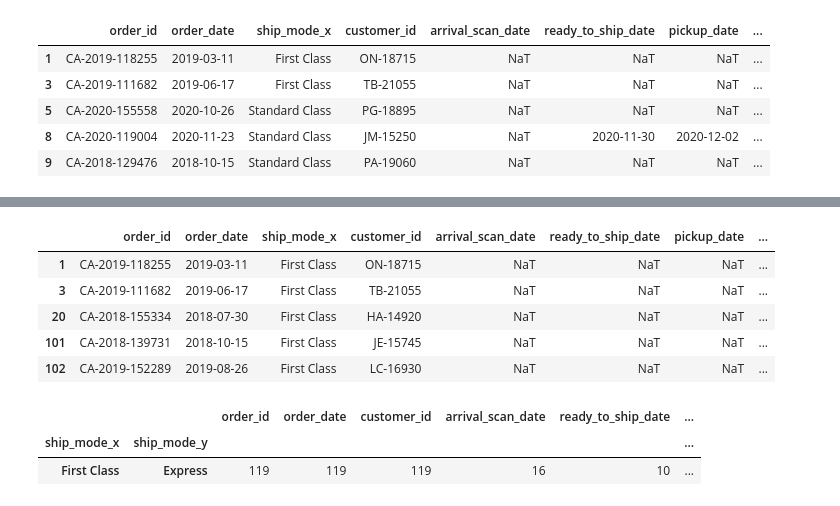
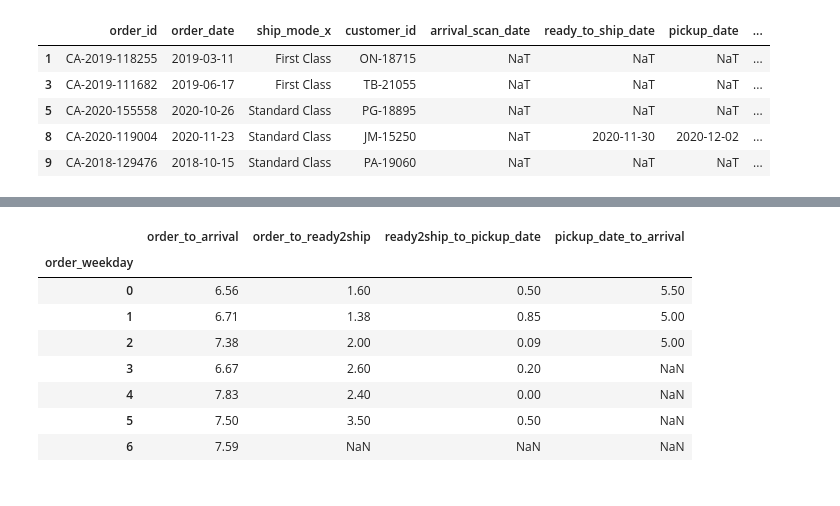
Before and after one commit to cophi-dev/EDA_muesli_group1, a Jupyter notebook: EDA_phillipp.ipynb, the cells around one changed output, grey strips where cells are left out. Cells and saved outputs as stored; diff of their text form; code cells hidden in the pictures.

```diff
--- a/EDA_phillipp.ipynb
+++ b/EDA_phillipp.ipynb
@@ -22,7 +22,7 @@ plt.style.use('fivethirtyeight')
 ## Orders-Dataset
 # %%
 # read in csv file and display first 5 rows of #!CAMPAIGN DATA
-df_orders = pd.read_csv("data/Group_1_MuesliProjectrawdata-Orders.csv", header=1)
+df_orders = pd.read_csv("data/Group_1_Muesli_Project_raw_data-Orders.csv")
 df_orders.rename(columns=lambda x : x.lower(), inplace=True)
 df_orders.rename(columns=lambda x : x.replace(' ', '_'), inplace=True)
 df_orders.head()
@@ -394,14 +394,18 @@ memory usage: 469.7+ KB
 | 4 | CA-2018-135545 | 2018-11-24 | Standard Class | KM-16720 | NaT | NaT | NaT | ... |
 # %%
 #Check if the two order date columns are the same
-final_dataset["delta_order_date"] = final_dataset["order_date_x"] - final_dataset["order_date_y"]
-final_dataset.delta_order_date.describe()
+#final_dataset["delta_order_date"] = final_dataset["order_date_x"] - final_dataset["order_date_y"]
+#final_dataset.delta_order_date.describe()
 # Yes, they are -> 0 days time difference for all entries
+#final_dataset["delta_pickup_truck"] = final_dataset["pickup_date"] - final_dataset["on_truck_scan_date"]
+#final_dataset.delta_pickup_truck.describe()
+# Yes, they are -> 0 days time difference for all entries -> pickup_date can be dropped as it has less values
 # drop one order date column and ship_mode_y as ship_mode_x has less non-null cells -> ship_mode_x not deleted yet for traceability
-final_dataset.drop(["order_date_y", "delta_order_date"], axis=1, inplace=True)
+#final_dataset.drop(["order_date_y", "delta_order_date", "delta_pickup_truck", "pickup_date"], axis=1, inplace=True)
 # rename column
 final_dataset.rename(columns={"order_date_x": "order_date"}, inplace=True)
 
 # show dataset
-final_dataset.head()
+#final_dataset.head()
+final_dataset.info()
 # %% [output]
@@ -415,8 +431,9 @@ final_dataset.head()
 # Calculate actual day in process phases
 final_dataset["order_to_arrival"] = (final_dataset["arrival_scan_date"] - final_dataset["order_date"]).dt.days
 final_dataset["order_to_ready2ship"] = (final_dataset["ready_to_ship_date"] - final_dataset["order_date"]).dt.days
-final_dataset["ready2ship_to_pickup_date"] = (final_dataset["pickup_date"] - final_dataset["ready_to_ship_date"]).dt.days
-final_dataset["pickup_date_to_arrival"] = (final_dataset["arrival_scan_date"] - final_dataset["pickup_date"]).dt.days
+final_dataset["ready2ship_to_truck_date"] = (final_dataset["on_truck_scan_date"] - final_dataset["ready_to_ship_date"]).dt.days
+final_dataset["order_to_truck_date"] = (final_dataset["on_truck_scan_date"] - final_dataset["order_date"]).dt.days
+final_dataset["truck_date_to_arrival"] = (final_dataset["arrival_scan_date"] - final_dataset["on_truck_scan_date"]).dt.days
 
 
 display(final_dataset.describe())
@@ -659,23 +678,24 @@ display(final_dataset_normal.groupby(['ship_mode_x', 'ship_mode_y']).count())
 # %%
 #make new dataframes for each ordering day - EXPRESS
 
-final_dataset_express_monday = final_dataset_express.query("order_weekday == 0")
-final_dataset_express_tuesday = final_dataset_express.query("order_weekday == 1")
-final_dataset_express_wednesday = final_dataset_express.query("order_weekday == 2")
-final_dataset_express_thursday = final_dataset_express.query("order_weekday == 3")
-final_dataset_express_friday = final_dataset_express.query("order_weekday == 4")
-final_dataset_express_saturday = final_dataset_express.query("order_weekday == 5")
-final_dataset_express_sunday = final_dataset_express.query("order_weekday == 6")
+# final_dataset_express_monday = final_dataset_express.query("order_weekday == 0")
+# final_dataset_express_tuesday = final_dataset_express.query("order_weekday == 1")
+# final_dataset_express_wednesday = final_dataset_express.query("order_weekday == 2")
+# final_dataset_express_thursday = final_dataset_express.query("order_weekday == 3")
+# final_dataset_express_friday = final_dataset_express.query("order_weekday == 4")
+# final_dataset_express_saturday = final_dataset_express.query("order_weekday == 5")
+# final_dataset_express_sunday = final_dataset_express.query("order_weekday == 6")
 
-display(final_dataset_express_monday.head())
-display(final_dataset_express_monday.groupby(['ship_mode_x', 'ship_mode_y']).count())
+# display(final_dataset_express_monday.head())
+
+final_dataset_express.groupby('order_weekday').mean()
 # %% [output]
-|  | order_id | order_date | ship_mode_x | customer_id | arrival_scan_date | ready_to_ship_date | pickup_date | ... |
-| 1 | CA-2019-118255 | 2019-03-11 | First Class | ON-18715 | NaT | NaT | NaT | ... |
-| 3 | CA-2019-111682 | 2019-06-17 | First Class | TB-21055 | NaT | NaT | NaT | ... |
-| 20 | CA-2018-155334 | 2018-07-30 | First Class | HA-14920 | NaT | NaT | NaT | ... |
-| 101 | CA-2018-139731 | 2018-10-15 | First Class | JE-15745 | NaT | NaT | NaT | ... |
-| 102 | CA-2019-152289 | 2019-08-26 | First Class | LC-16930 | NaT | NaT | NaT | ... |
+|  | order_to_arrival | order_to_ready2ship | ready2ship_to_pickup_date | pickup_date_to_arrival |
+| order_weekday |  |  |  |  |
+| 0 | 6.56 | 1.60 | 0.50 | 5.50 |
+| 1 | 6.71 | 1.38 | 0.85 | 5.00 |
+| 2 | 7.38 | 2.00 | 0.09 | 5.00 |
+| 3 | 6.67 | 2.60 | 0.20 | NaN |
+| 4 | 7.83 | 2.40 | 0.00 | NaN |
+| 5 | 7.50 | 3.50 | 0.50 | NaN |
+| 6 | 7.59 | NaN | NaN | NaN |
-|  |  | order_id | order_date | customer_id | arrival_scan_date | ready_to_ship_date | ... |
-| ship_mode_x | ship_mode_y |  |  |  |  |  | ... |
-| First Class | Express | 119 | 119 | 119 | 16 | 10 | ... |
```
Also changed, not shown: parts of 8 cells of this notebook.
